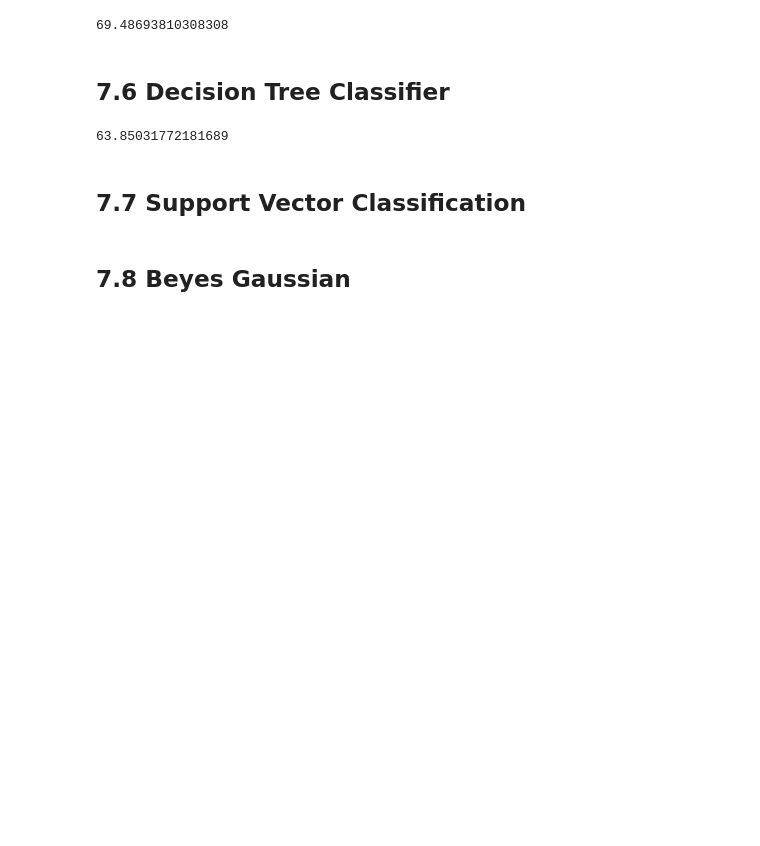
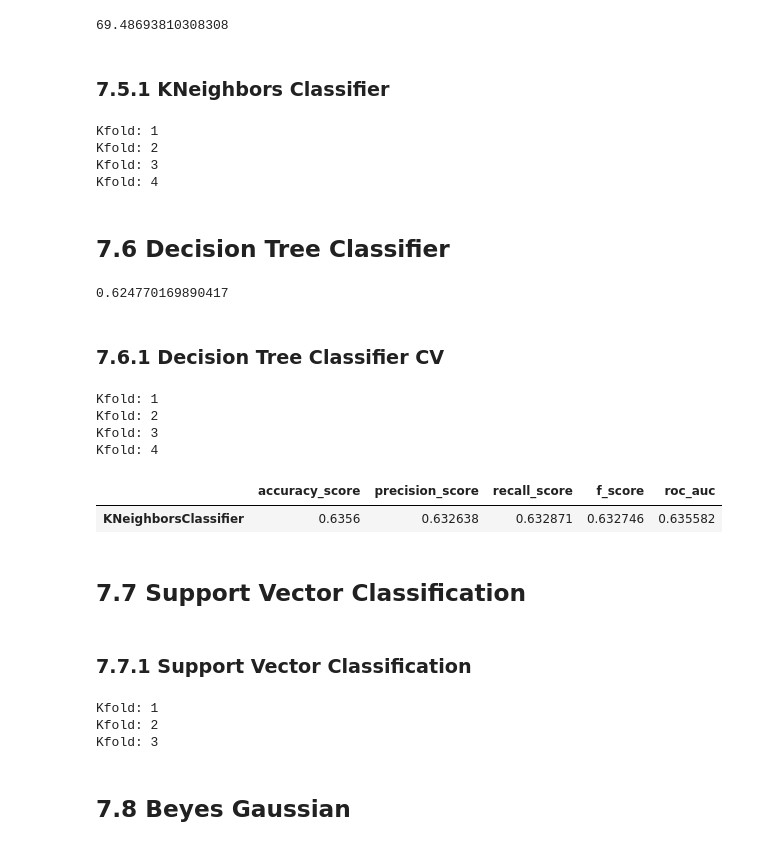
Before and after one commit to RoneyDev7/Cardio_Catch_Disease, a Jupyter notebook: 01-frn_cardio_catch_dieses.ipynb, the cells around one changed output. Saved outputs shown, nothing was run; the diff lists cells and outputs as text; code cells hidden in the pictures; blank space fills up the shorter version.

```diff
--- a/01-frn_cardio_catch_dieses.ipynb
+++ b/01-frn_cardio_catch_dieses.ipynb
@@ -563,6 +591,18 @@ model_knb_class = model_acurracy('KNeighborsClassifier', yhat_knb, y_test)
 model_knb_class
 # %% [output]
 69.48693810308308
+# %% [markdown]
+### 7.5.1 KNeighbors Classifier
+# %%
+knb_class = KNeighborsClassifier(n_neighbors=5)
+
+knb_cv = cross_valid_model(model_name = 'KNeighborsClassifier', model = knb_class, X = X, y = y, X_size=0.75)
+knb_cv
+# %% [output]
+Kfold: 1
+Kfold: 2
+Kfold: 3
+Kfold: 4
 # %% [markdown]
 ## 7.6 Decision Tree Classifier
 # %%
@@ -570,10 +610,24 @@ dtc_class = DecisionTreeClassifier(criterion = "entropy").fit(X_train, y_train)
 
 yhat_dtc = dtc_class.predict(X_test)
 
-model_dtc_class = model_acurracy('DecisionTreeClassifier', yhat_dtc, y_test)
+model_dtc_class = accuracy_score(yhat_dtc, y_test)
 model_dtc_class
 # %% [output]
-63.85031772181689
+0.624770169890417
+# %% [markdown]
+### 7.6.1 Decision Tree Classifier CV
+# %%
+dtc_class = DecisionTreeClassifier(criterion = "entropy")
+
+dtc_cv = cross_valid_model(model_name = 'DecisionTreeClassifier', model = dtc_class, X = X, y = y, X_size=0.75)
+dtc_cv
+# %% [output]
+Kfold: 1
+Kfold: 2
+Kfold: 3
+Kfold: 4
+|  | accuracy_score | precision_score | recall_score | f_score | roc_auc |
+| KNeighborsClassifier | 0.6356 | 0.632638 | 0.632871 | 0.632746 | 0.635582 |
 # %% [markdown]
 ## 7.7 Support Vector Classification
 # %%
@@ -585,4 +639,14 @@ model_svc_class = model_acurracy('SVC', yhat_svc, y_test)
 svc_class
+# %% [markdown]
+### 7.7.1 Support Vector Classification
+# %%
+svc_class = SVC()
+svc_cv = cross_valid_model(model_name = 'SVC', model = svc_class, X = X, y = y, X_size=0.75, verbose=1)
+svc_cv
+# %% [output]
+Kfold: 1
+Kfold: 2
+Kfold: 3
 # %% [markdown]
 ## 7.8 Beyes Gaussian
 # %%
```
Also changed, not shown: parts of 23 cells of this notebook.
